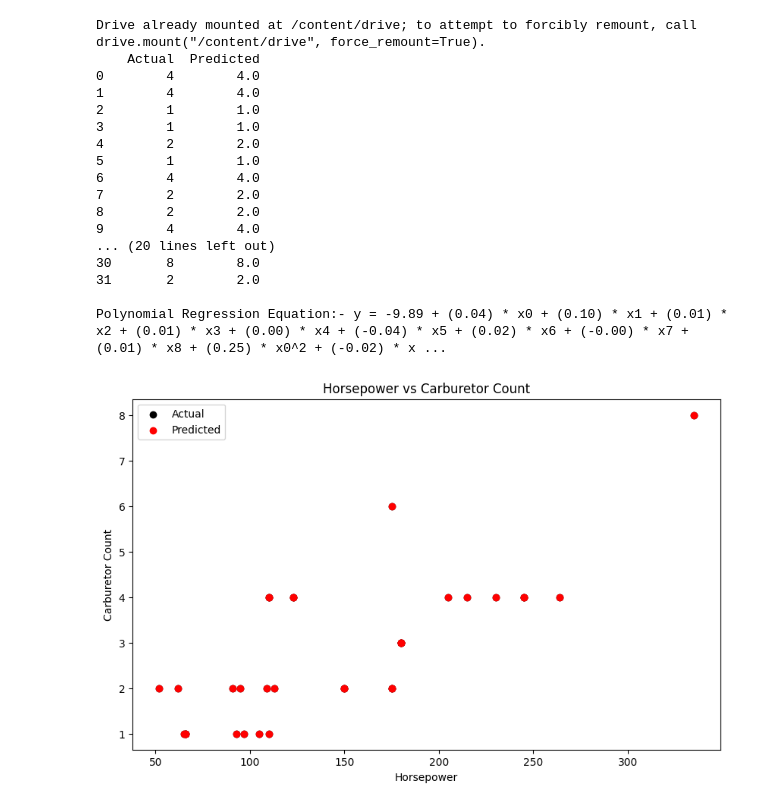
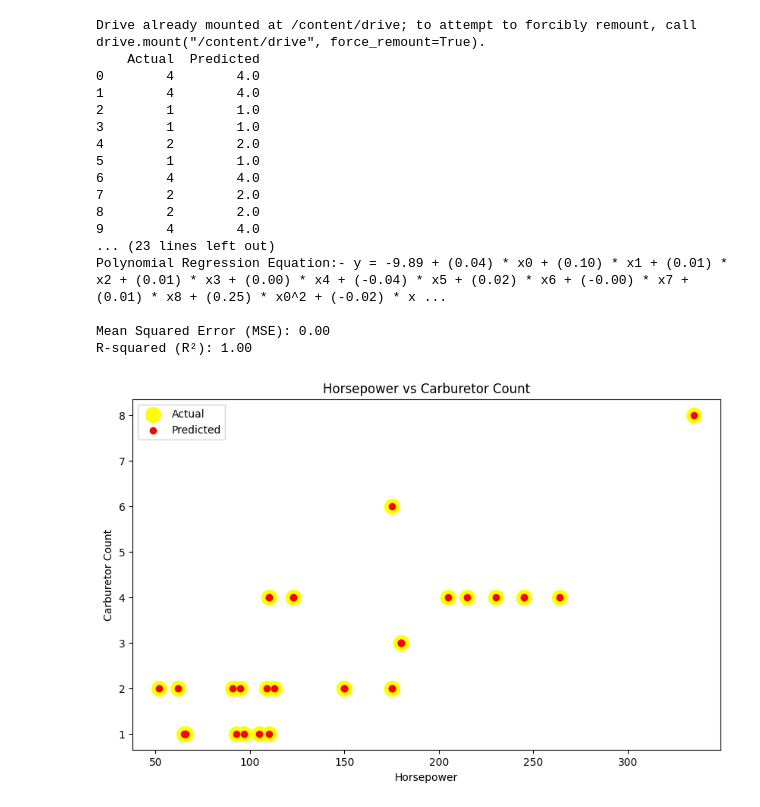
Before and after one commit to anishdevadiga/Machine_Learning, a Jupyter notebook: polynomialRegression.ipynb, the cells around one changed output. Cells and saved outputs as stored; diff of their text form; code cells hidden in the pictures.

```diff
--- a/polynomialRegression.ipynb
+++ b/polynomialRegression.ipynb
@@ -7,6 +7,7 @@ import pandas as pd
 from sklearn.linear_model import LinearRegression
 import matplotlib.pyplot as plt
 from google.colab import drive
+from sklearn.metrics import mean_squared_error, r2_score
 drive.mount('/content/drive')
 
 
@@ -28,36 +29,43 @@ print()
 feature_names=poly.get_feature_names_out()
 coefficients=model.coef_
 
 equation = "y = {:.2f}".format(model.intercept_)
 for i in range(1, len(coefficients)):
     equation += " + ({:.2f}) * {}".format(coefficients[i], feature_names[i])
 print("Polynomial Regression Equation:-",equation)
 print()
+
+mse = mean_squared_error(y_mtcars, y_pred_mtcars)
+print(f"Mean Squared Error (MSE): {mse:.2f}")
+
+# Calculate R-squared (R²)
+r2 = r2_score(y_mtcars, y_pred_mtcars)
+print(f"R-squared (R²): {r2:.2f}")
 # Plotting the actual vs predicted values
 plt.figure(figsize=(10, 6))
-plt.scatter(mtcars['hp'], y_mtcars, color="black", label="Actual")
+plt.scatter(mtcars['hp'], y_mtcars, color="yellow",s=200, label="Actual")
 plt.scatter(mtcars['hp'], y_pred_mtcars, color="red", label="Predicted")
 plt.xlabel('Horsepower')
 plt.ylabel('Carburetor Count')
 plt.title('Horsepower vs Carburetor Count')
 plt.legend()
 plt.show()
 # %% [output]
 Drive already mounted at /content/drive; to attempt to forcibly remount, call drive.mount("/content/drive", force_remount=True).
     Actual  Predicted
 0        4        4.0
 1        4        4.0
 2        1        1.0
 3        1        1.0
 4        2        2.0
 5        1        1.0
 6        4        4.0
 7        2        2.0
 8        2        2.0
 9        4        4.0
-... (20 lines left out)
-30       8        8.0
-31       2        2.0
+... (23 lines left out)
+Polynomial Regression Equation:- y = -9.89 + (0.04) * x0 + (0.10) * x1 + (0.01) * x2 + (0.01) * x3 + (0.00) * x4 + (-0.04) * x5 + (0.02) * x6 + (-0.00) * x7 + (0.01) * x8 + (0.25) * x0^2 + (-0.02) * x ...
 
-Polynomial Regression Equation:- y = -9.89 + (0.04) * x0 + (0.10) * x1 + (0.01) * x2 + (0.01) * x3 + (0.00) * x4 + (-0.04) * x5 + (0.02) * x6 + (-0.00) * x7 + (0.01) * x8 + (0.25) * x0^2 + (-0.02) * x ...
+Mean Squared Error (MSE): 0.00
+R-squared (R²): 1.00
-[figure, old version]
+[figure, new version]
```
